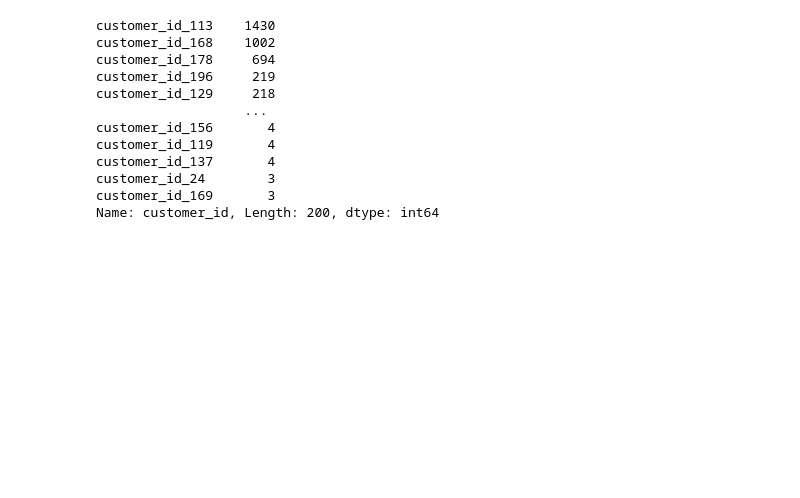
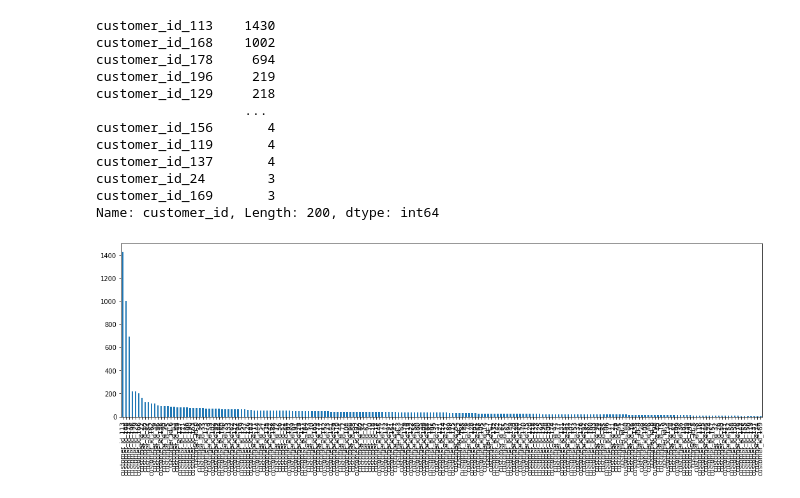
Before and after one commit to Kenrich005/ISB_Datathon_23, a Jupyter notebook: Datathon_ISB_2023_v2.ipynb, the cells around one changed output. Drawn from its saved outputs; the diff is of its cells as text; code cells hidden in the pictures; blank space fills up the shorter version.

```diff
--- a/Datathon_ISB_2023_v2.ipynb
+++ b/Datathon_ISB_2023_v2.ipynb
@@ -89,3 +91,8 @@ Name: customer_id, Length: 200, dtype: int64
 # %%
 # Too huge disparity!!! (Red Flag)
 # Why some customers have just 3 transactions, while some have over 1000
+# %%
+plt.figure(figsize=(18,5))
+df.customer_id.value_counts().plot(kind='bar');
+# %% [output]
+[figure, added]
```
Also changed, not shown: parts of 18 cells of this notebook.
